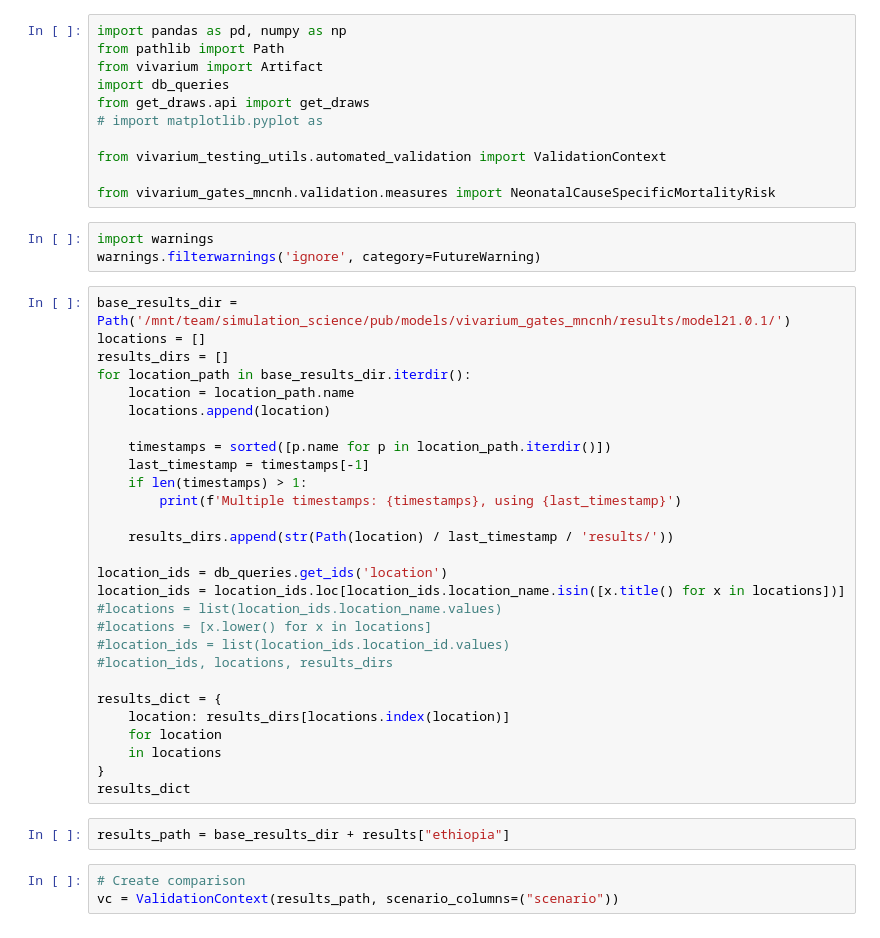
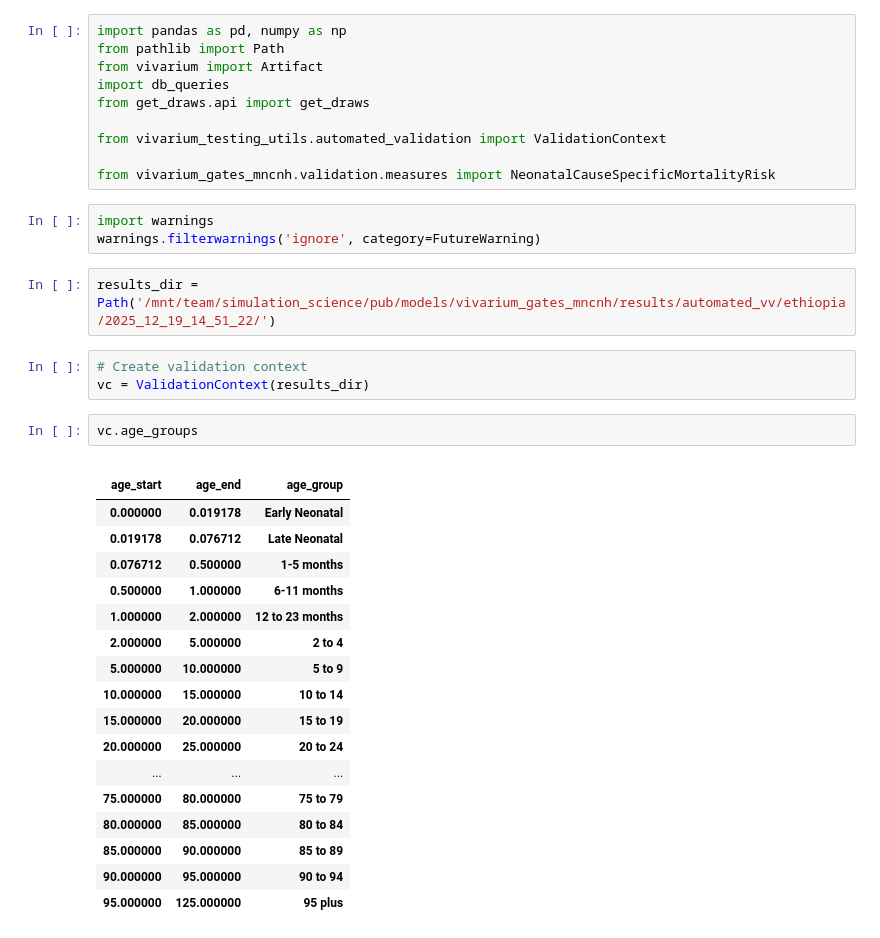
Before and after one commit to ihmeuw/vivarium_gates_mncnh, a Jupyter notebook: src/vivarium_gates_mncnh/validation/vc_notebooks/neonatal_checks.ipynb, the cells around one changed output. Drawn from its saved outputs; the diff is of its cells as text.

```diff
--- a/src/vivarium_gates_mncnh/validation/vc_notebooks/neonatal_checks.ipynb
+++ b/src/vivarium_gates_mncnh/validation/vc_notebooks/neonatal_checks.ipynb
@@ -4,7 +4,6 @@ from pathlib import Path
 from vivarium import Artifact
 import db_queries
 from get_draws.api import get_draws
-# import matplotlib.pyplot as
 
 from vivarium_testing_utils.automated_validation import ValidationContext
 
@@ -13,38 +12,31 @@ from vivarium_gates_mncnh.validation.measures import NeonatalCauseSpecificMortal
 import warnings
 warnings.filterwarnings('ignore', category=FutureWarning)
 # %%
-base_results_dir = Path('/mnt/team/simulation_science/pub/models/vivarium_gates_mncnh/results/model21.0.1/')
-locations = []
-results_dirs = []
-for location_path in base_results_dir.iterdir():
-    location = location_path.name
-    locations.append(location)
-
-    timestamps = sorted([p.name for p in location_path.iterdir()])
-    last_timestamp = timestamps[-1]
-    if len(timestamps) > 1:
-        print(f'Multiple timestamps: {timestamps}, using {last_timestamp}')
-
-    results_dirs.append(str(Path(location) / last_timestamp / 'results/'))
-
-location_ids = db_queries.get_ids('location')
-location_ids = location_ids.loc[location_ids.location_name.isin([x.title() for x in locations])]
-#locations = list(location_ids.location_name.values)
-#locations = [x.lower() for x in locations]
-#location_ids = list(location_ids.location_id.values)
-#location_ids, locations, results_dirs
-
-results_dict = {
-    location: results_dirs[locations.index(location)]
-    for location
-    in locations
-}
-results_dict
+results_dir = Path('/mnt/team/simulation_science/pub/models/vivarium_gates_mncnh/results/automated_vv/ethiopia/2025_12_19_14_51_22/')
-# %%
-results_path = base_results_dir + results["ethiopia"]
 # %%
-# Create comparison
-vc = ValidationContext(results_path, scenario_columns=("scenario"))
+# Create validation context
+vc = ValidationContext(results_dir)
+# %%
+vc.age_groups
+# %% [output]
+|  |  |  |
+| age_start | age_end | age_group |
+| 0.000000 | 0.019178 | Early Neonatal |
+| 0.019178 | 0.076712 | Late Neonatal |
+| 0.076712 | 0.500000 | 1-5 months |
+| 0.500000 | 1.000000 | 6-11 months |
+| 1.000000 | 2.000000 | 12 to 23 months |
+| 2.000000 | 5.000000 | 2 to 4 |
+| 5.000000 | 10.000000 | 5 to 9 |
+| 10.000000 | 15.000000 | 10 to 14 |
+| 15.000000 | 20.000000 | 15 to 19 |
+| 20.000000 | 25.000000 | 20 to 24 |
+| ... | ... | ... |
+| 75.000000 | 80.000000 | 75 to 79 |
+| 80.000000 | 85.000000 | 80 to 84 |
+| 85.000000 | 90.000000 | 85 to 89 |
+| 90.000000 | 95.000000 | 90 to 94 |
+| 95.000000 | 125.000000 | 95 plus |
 # %%
 # List outputs
 vc.get_sim_outputs()
```
Also changed, not shown: parts of 16 cells of this notebook.
